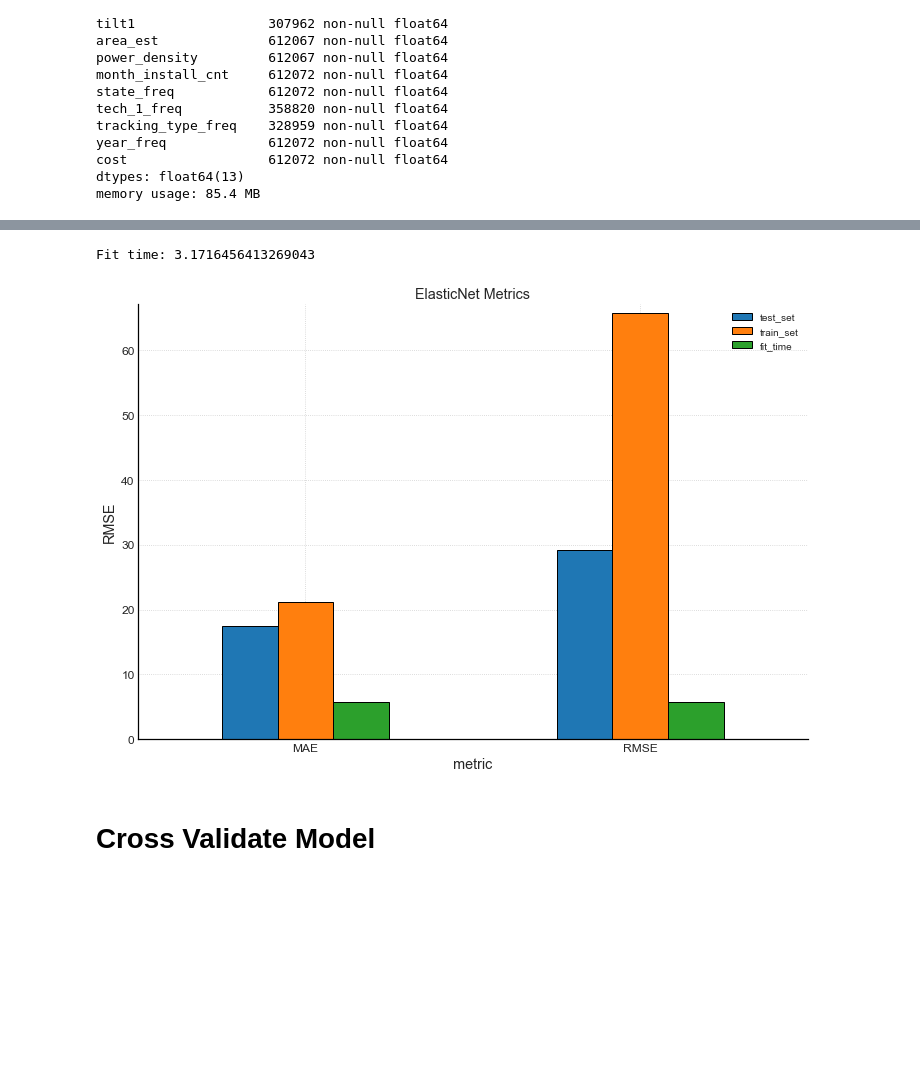
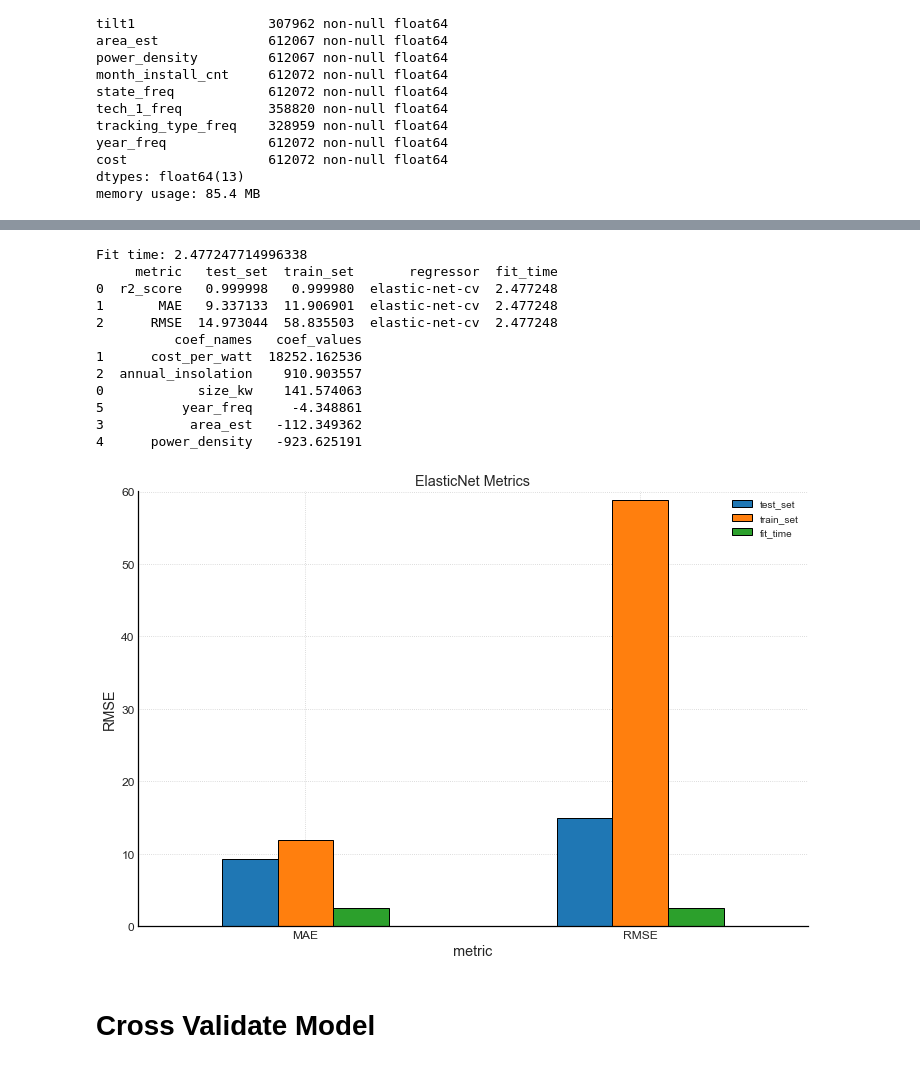
Before and after one commit to sergatron/projects, a Jupyter notebook: solar_array/solar_array_final_models.ipynb, the cells around one changed output, grey strips where cells are left out. Cells and saved outputs as stored; diff of their text form; code cells hidden in the pictures; blank space fills up the shorter version.

```diff
--- a/solar_array/solar_array_final_models.ipynb
+++ b/solar_array/solar_array_final_models.ipynb
@@ -699,7 +699,8 @@ def build_model(regressor, data=df_2, model_name='', **pipeline_params):
     # measure fit time
     fit_start = time.time()
     model.fit(X_train, y_train)
-    print('Fit time:', time.time() - fit_start)
+    fit_time = time.time() - fit_start
+    print('Fit time:', fit_time)
     # make predictions
     y_pred = model.predict(X_test)
     y_train_pred = model.predict(X_train)
@@ -710,7 +711,7 @@ def build_model(regressor, data=df_2, model_name='', **pipeline_params):
         'test_set': metrics(y_test, y_pred),
         'train_set': metrics(y_train, y_train_pred),
         'regressor': str(model_name),
-        'fit_time': time.time() - fit_start
+        'fit_time': fit_time
     })
 
     return metrics_df, model
@@ -887,23 +862,34 @@ memory usage: 85.4 MB
 # %%
 # elastic net
 enet_metrics_df, elasticnet_model = build_model(
     linear_model.ElasticNet,
-    l1_ratio=0.9999,
-    alpha=0.005,
-    k_select=6,
+    l1_ratio=0.97,
+    alpha=elasticnet_cv_model.named_steps['regressor'].alpha_,
+    k_select='all',
     random_state=11,
     model_name='elastic-net-cv'
 
 )
-enet_metrics_df
+print(enet_metrics_df)
 
 # display coefficients
-coefficients(elasticnet_model)
+print(coefficients(elasticnet_model))
 
 plot_model_metrics(enet_metrics_df, 'ElasticNet Metrics')
 # %% [output]
-Fit time: 3.1716456413269043
+Fit time: 2.477247714996338
+     metric   test_set  train_set       regressor  fit_time
+0  r2_score   0.999998   0.999980  elastic-net-cv  2.477248
+1       MAE   9.337133  11.906901  elastic-net-cv  2.477248
+2      RMSE  14.973044  58.835503  elastic-net-cv  2.477248
+          coef_names   coef_values
+1      cost_per_watt  18252.162536
+2  annual_insolation    910.903557
+0            size_kw    141.574063
+5          year_freq     -4.348861
+3           area_est   -112.349362
+4      power_density   -923.625191
-[figure, old version]
+[figure, new version]
 # %% [markdown]
 # Cross Validate Model
 # %%
```
Also changed, not shown: parts of 39 cells of this notebook.
